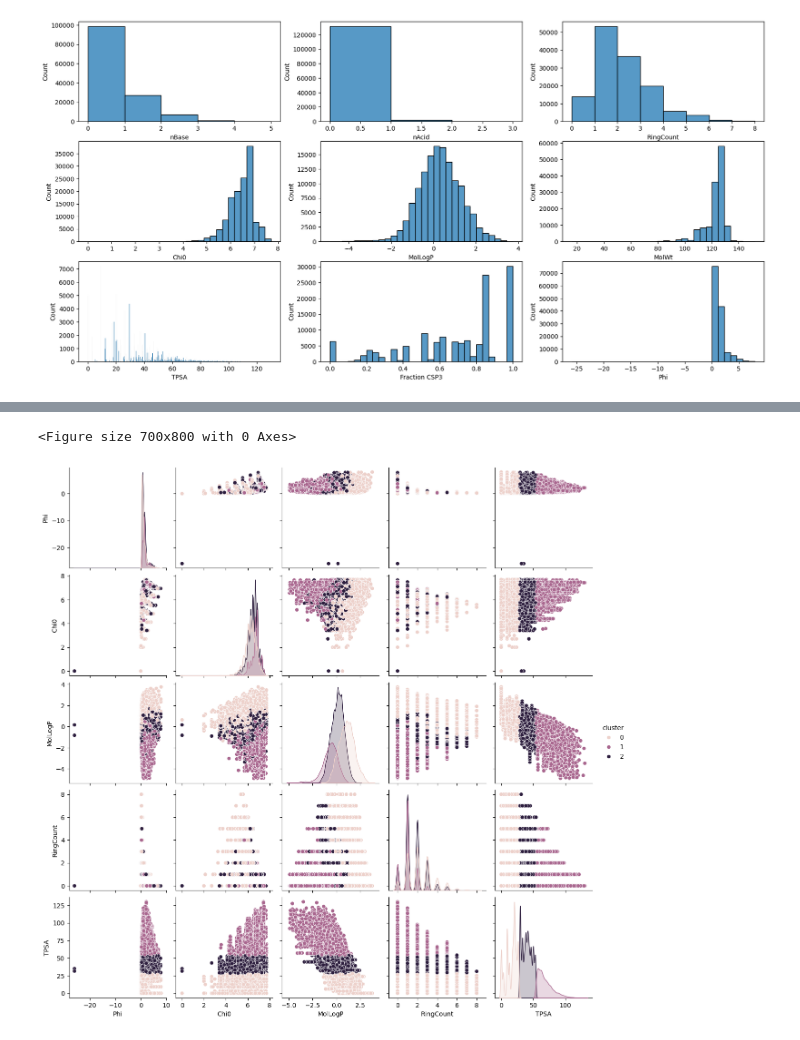
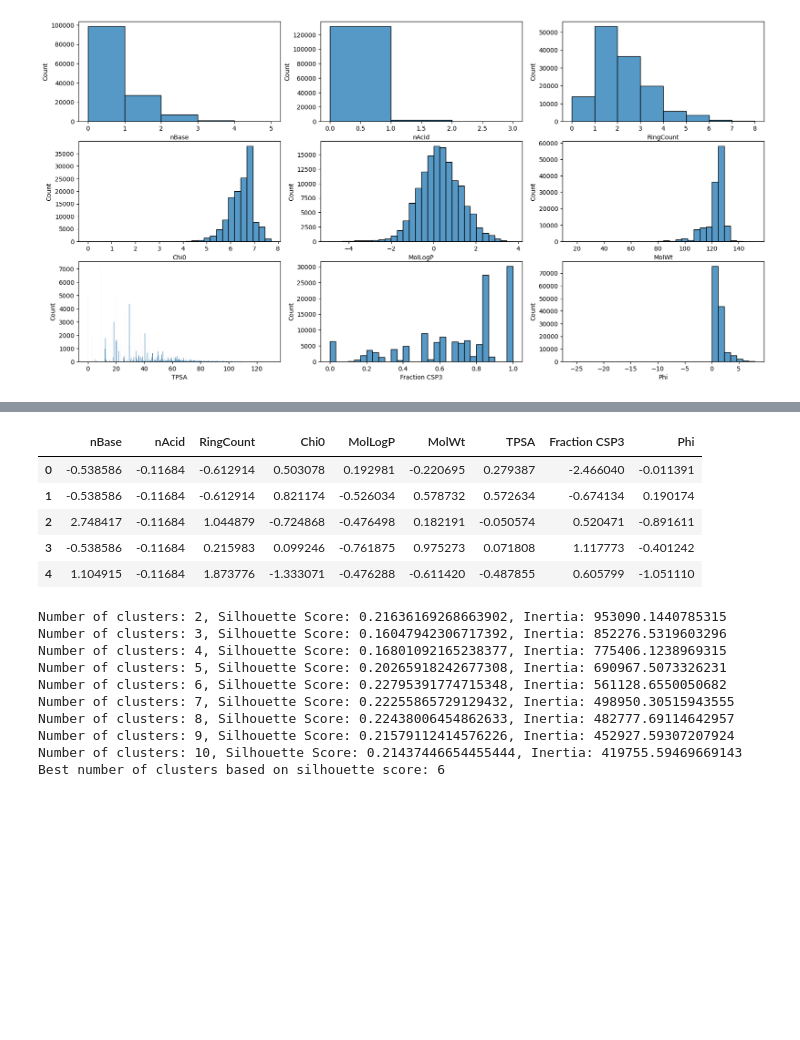
Before and after one commit to Luis-Menezes/CI-Chemistry, a Jupyter notebook: HandsOn_DataClustering2.ipynb, the cells around one changed output, grey strips where cells are left out. Drawn from its saved outputs; the diff is of its cells as text; code cells hidden in the pictures; blank space fills up the shorter version.

```diff
--- a/HandsOn_DataClustering2.ipynb
+++ b/HandsOn_DataClustering2.ipynb
@@ -276,17 +272,49 @@ Maybe using Phi and CHi0 as the feature vectors?
+# %%
+# feat_vector = df[descriptors_list]
+
+from sklearn.preprocessing import StandardScaler
+scaler = StandardScaler()
+feat_vector_scaled = scaler.fit_transform(df[descriptors_list])
+feat_vector_scaled = pd.DataFrame(feat_vector_scaled, columns=descriptors_list)
+feat_vector_scaled.head()
+# %% [output]
+|  | nBase | nAcid | RingCount | Chi0 | MolLogP | MolWt | TPSA | Fraction CSP3 | Phi |
+| 0 | -0.538586 | -0.11684 | -0.612914 | 0.503078 | 0.192981 | -0.220695 | 0.279387 | -2.466040 | -0.011391 |
+| 1 | -0.538586 | -0.11684 | -0.612914 | 0.821174 | -0.526034 | 0.578732 | 0.572634 | -0.674134 | 0.190174 |
+| 2 | 2.748417 | -0.11684 | 1.044879 | -0.724868 | -0.476498 | 0.182191 | -0.050574 | 0.520471 | -0.891611 |
+| 3 | -0.538586 | -0.11684 | 0.215983 | 0.099246 | -0.761875 | 0.975273 | 0.071808 | 1.117773 | -0.401242 |
+| 4 | 1.104915 | -0.11684 | 1.873776 | -1.333071 | -0.476288 | -0.611420 | -0.487855 | 0.605799 | -1.051110 |
 # %%
-from sklearn.cluster import KMeans, OPTICS
+from sklearn.cluster import KMeans
+from sklearn.metrics import silhouette_score
 import matplotlib.pyplot as plt
 import seaborn as sns
 
-kmeans = KMeans(n_clusters=3, random_state=42, n_init=10) # Added n_clusters and random_state for reproducibility, and n_init
-result = kmeans.fit_predict(df[['Phi', 'Chi0','MolLogP','RingCount', 'TPSA']])
+silhouette_scores = []
+inertias = []
 
-# Add the cluster results to the DataFrame
-df['cluster'] = result
+for i in range(2, 11):
+    kmeans = KMeans(n_clusters=i, random_state=42) # Added n_clusters and random_state for reproducibility
 
-plt.figure(figsize=(7,8))
-sns.pairplot(df[['Phi', 'Chi0','MolLogP','RingCount', 'TPSA', 'cluster']], hue='cluster')
-plt.show()
+    result = kmeans.fit_predict(feat_vector_scaled)
+
+    # Add the cluster results to the DataFrame
+    df['cluster'+str(i)] = result
+    score = silhouette_score(feat_vector_scaled, df['cluster'+str(i)])
+    silhouette_scores.append((i, score))
+    inertias.append((i, kmeans.inertia_))
+    print(f"Number of clusters: {i}, Silhouette Score: {score}, Inertia: {kmeans.inertia_}")
+
+best_n_clusters = max(silhouette_scores, key=lambda x: x[1])[0]
+print(f"Best number of clusters based on silhouette score: {best_n_clusters}")
 # %% [output]
-<Figure size 700x800 with 0 Axes>
+Number of clusters: 2, Silhouette Score: 0.21636169268663902, Inertia: 953090.1440785315
+Number of clusters: 3, Silhouette Score: 0.16047942306717392, Inertia: 852276.5319603296
+Number of clusters: 4, Silhouette Score: 0.16801092165238377, Inertia: 775406.1238969315
+Number of clusters: 5, Silhouette Score: 0.20265918242677308, Inertia: 690967.5073326231
+Number of clusters: 6, Silhouette Score: 0.22795391774715348, Inertia: 561128.6550050682
+Number of clusters: 7, Silhouette Score: 0.22255865729129432, Inertia: 498950.30515943555
+Number of clusters: 8, Silhouette Score: 0.22438006454862633, Inertia: 482777.69114642957
+Number of clusters: 9, Silhouette Score: 0.21579112414576226, Inertia: 452927.59307207924
+Number of clusters: 10, Silhouette Score: 0.21437446654455444, Inertia: 419755.59469669143
+Best number of clusters based on silhouette score: 6
-[figure, removed]
```
Also changed, not shown: parts of 12 cells of this notebook.
